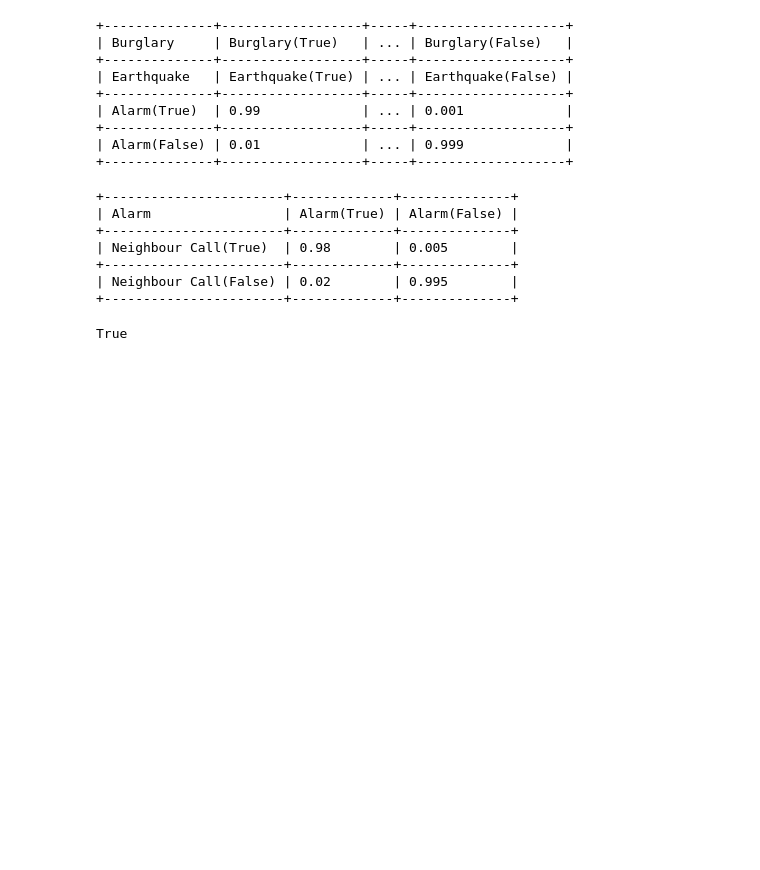
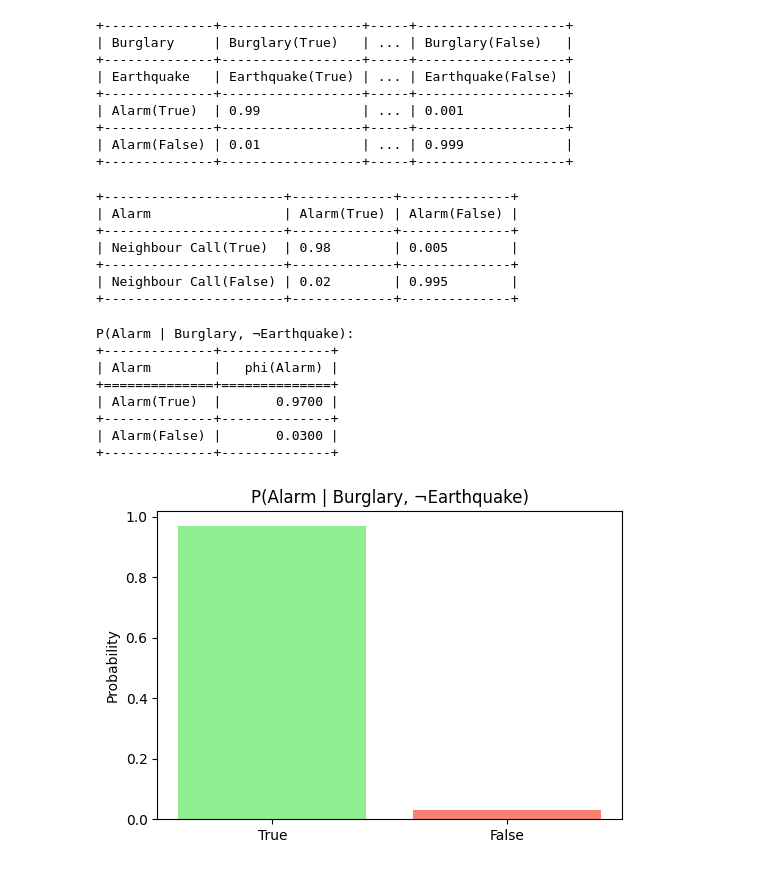
Before and after one commit to Stormbreaker-4/bbn, a Jupyter notebook: app.ipynb, the cells around one changed output. Saved outputs shown, nothing was run; the diff lists cells and outputs as text; code cells hidden in the pictures; blank space fills up the shorter version.

```diff
--- a/app.ipynb
+++ b/app.ipynb
@@ -26,7 +42,7 @@ print(b_cpd);
 | Burglary(False) | 0.995 |
 +-----------------+-------+
 # %%
-e_cpd = TabularCPD('Earthquake', 2, [[0.002], [0.998]], state_names={'Earthquake': ['True', 'False']});
+e_cpd = TabularCPD(earthquake, 2, [[0.002], [0.998]], state_names={earthquake: ['True', 'False']});
 print(e_cpd);
 # %% [output]
 +-------------------+-------+
@@ -35,7 +51,7 @@ print(e_cpd);
 | Earthquake(False) | 0.998 |
 +-------------------+-------+
 # %%
-a_cpd = TabularCPD('Alarm', 2, [[0.99, 0.97, 0.8, 0.001], [0.01, 0.03, 0.2, .999]], evidence=['Burglary', 'Earthquake'], evidence_card=[2, 2], state_names={'Alarm': ['True', 'False'], 'Burglary': ['True', 'False'], 'Earthquake': ['True', 'False']});
+a_cpd = TabularCPD(alarm, 2, [[0.99, 0.97, 0.27, 0.001], [0.01, 0.03, 0.73, .999]], evidence=[burglary, earthquake], evidence_card=[2, 2], state_names={alarm: ['True', 'False'], burglary: ['True', 'False'], earthquake: ['True', 'False']});
 print(a_cpd);
 # %% [output]
 +--------------+------------------+-----+-------------------+
@@ -48,7 +64,7 @@ print(a_cpd);
 | Alarm(False) | 0.01             | ... | 0.999             |
 +--------------+------------------+-----+-------------------+
 # %%
-n_cpd = TabularCPD('Neighbour Call', 2, [[0.98, 0.005], [0.02, 0.995]], evidence=['Alarm'], evidence_card=[2], state_names={'Neighbour Call': ['True', 'False'], 'Alarm': ['True', 'False']});
+n_cpd = TabularCPD(neighbour_call, 2, [[0.98, 0.005], [0.02, 0.995]], evidence=[alarm], evidence_card=[2], state_names={neighbour_call: ['True', 'False'], alarm: ['True', 'False']});
 print(n_cpd);
 # %% [output]
 +-----------------------+-------------+--------------+
@@ -60,6 +76,39 @@ print(n_cpd);
 +-----------------------+-------------+--------------+
 # %%
 graph.add_cpds(b_cpd, e_cpd, a_cpd, n_cpd);
-print(graph.check_model());
+assert graph.check_model();
-# %% [output]
-True
+# %%
+# Create inference object
+infer = VariableElimination(graph)
+
+
+# Function to visualize results for decision making
+def plot_inference_result(inference_result, title="Inference Result"):
+    probs = inference_result.values;
+    labels = inference_result.state_names[inference_result.variables[0]];
+    colour_mapping = {
+        'True': 'lightgreen',
+        'False': 'salmon'
+    }
+    colours = [colour_mapping.get(label) for label in labels]
+    plt.figure(figsize=(6, 4))
+    plt.bar(labels, probs, color=colours, alpha=1)
+    plt.ylabel('Probability')
+    plt.title(title)
+    plt.show()
+# %%
+# Query 1: Probability that the alarm is ringing given that a burglary has occurred but an earthquake hasn't occurred
+prob_alarm = infer.query(variables=[alarm], evidence={burglary: 'True', earthquake: 'False'})
+print("P(Alarm | Burglary, ¬Earthquake):")
+print(prob_alarm)
+plot_inference_result(prob_alarm, title="P(Alarm | Burglary, ¬Earthquake)")
+# %% [output]
+P(Alarm | Burglary, ¬Earthquake):
++--------------+--------------+
+| Alarm        |   phi(Alarm) |
++==============+==============+
+| Alarm(True)  |       0.9700 |
++--------------+--------------+
+| Alarm(False) |       0.0300 |
++--------------+--------------+
+[figure, added]
```
Also changed, not shown: parts of 8 cells of this notebook, 6 other files.
